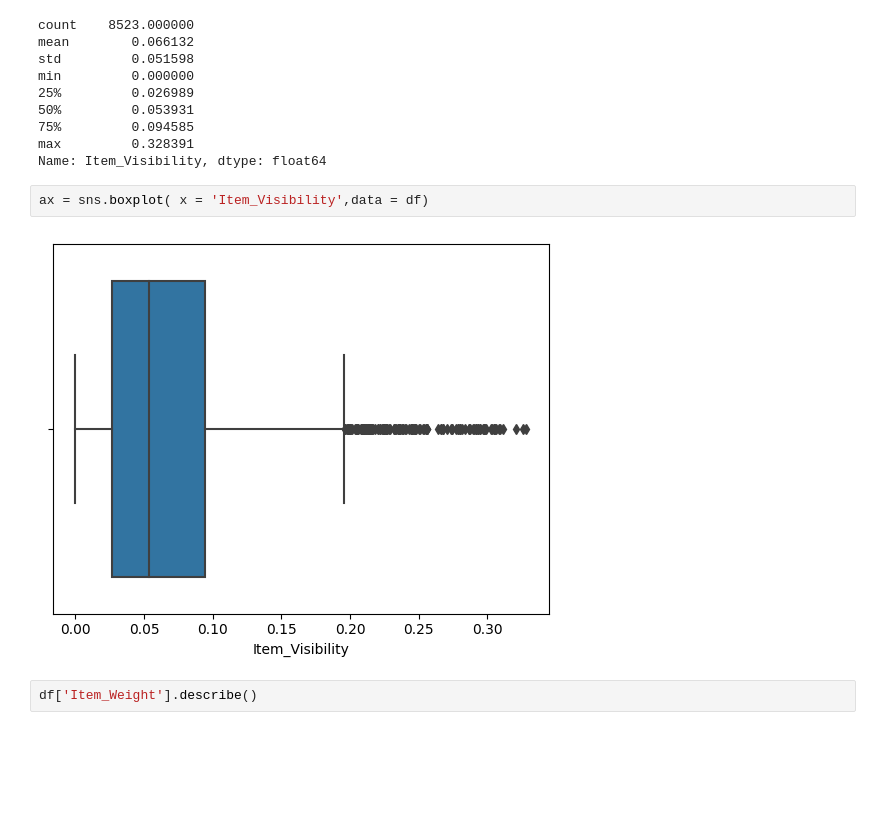
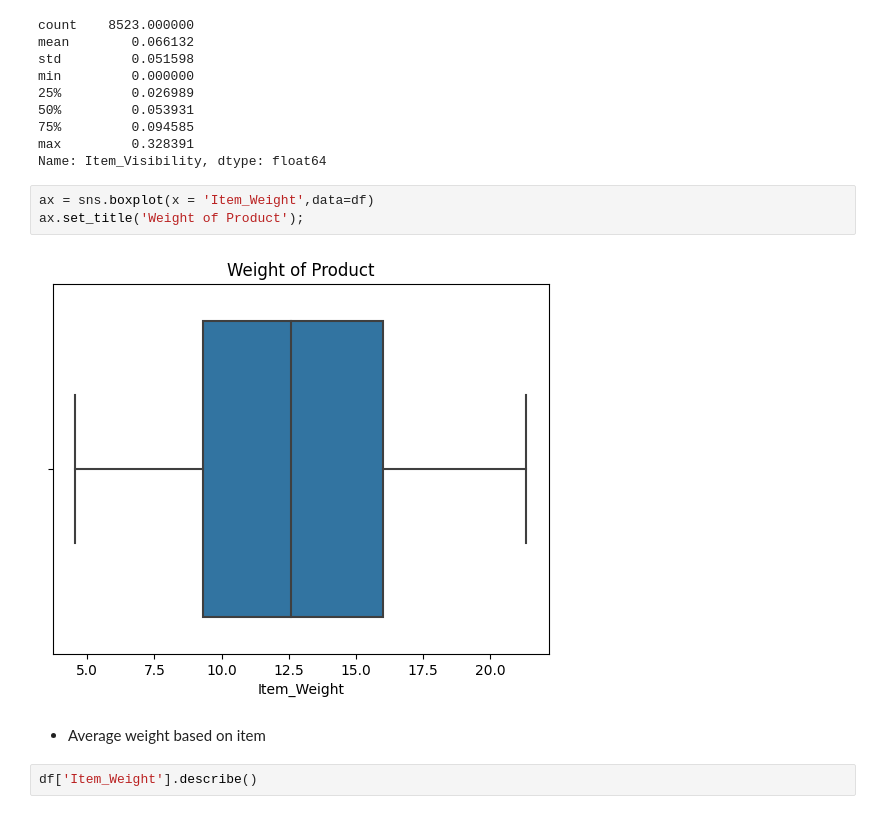
Before and after one commit to valmazan/Project_Part_Prediction-of-Product-Sales, a Jupyter notebook: Project_1_Pred_Product_Sales_Victoria_Almazan.ipynb, the cells around one changed output. Saved outputs shown, nothing was run; the diff lists cells and outputs as text; blank space fills up the shorter version.

```diff
--- a/Project_1_Pred_Product_Sales_Victoria_Almazan.ipynb
+++ b/Project_1_Pred_Product_Sales_Victoria_Almazan.ipynb
@@ -458,9 +453,12 @@ min         0.000000
 max         0.328391
 Name: Item_Visibility, dtype: float64
 # %%
-ax = sns.boxplot( x = 'Item_Visibility',data = df)
+ax = sns.boxplot(x = 'Item_Weight',data=df)
+ax.set_title('Weight of Product');
 # %% [output]
-[figure, old version]
+[figure, new version]
+# %% [markdown]
+* Average weight based on item
 # %%
 df['Item_Weight'].describe()
 # %% [output]
```
Also changed, not shown: parts of 8 cells of this notebook.
